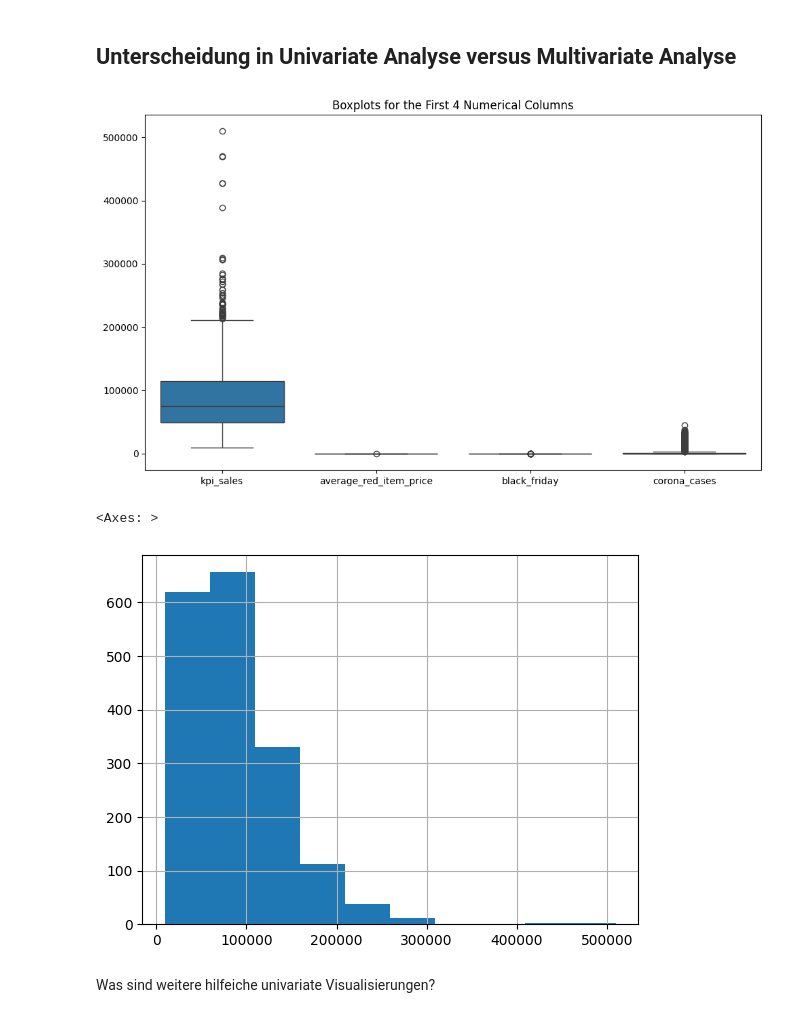
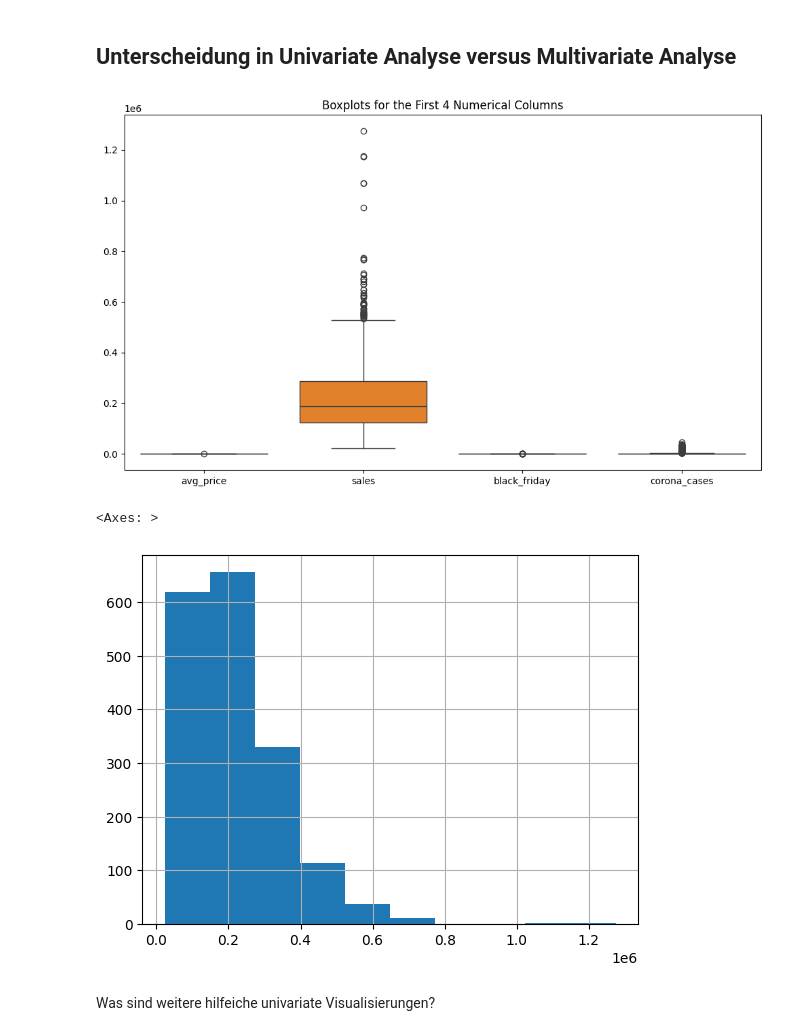
Before and after one commit to 1989-juliana-h/hello-world, a Jupyter notebook: KI_Management_EDA.ipynb, the cells around one changed output. Drawn from its saved outputs; the diff is of its cells as text; code cells hidden in the pictures.

```diff
--- a/KI_Management_EDA.ipynb
+++ b/KI_Management_EDA.ipynb
@@ -25,10 +26,10 @@ import pandas as pd ## nutze ich hier wieder, um zu zeigen, für was welches Pak
 
 # Load the sales data from the "Colab Notebooks" folder in Google Drive
 try:
-    sales_df = pd.read_csv("/content/drive/My Drive/Colab Notebooks/view_de.csv")
+    sales_df = pd.read_csv("/content/drive/My Drive/Colab Notebooks/view_de_sample.csv")
     print("Data loaded successfully!")
 except FileNotFoundError:
-    print("Error: 'view_de.csv' not found in '/content/drive/My Drive/Colab Notebooks/'. Please check the file name and path.")
+    print("Error: 'view_de_sample.csv' not found in '/content/drive/My Drive/Colab Notebooks/'. Please check the file name and path.")
     sales_df = None # Ensure sales_df is defined even if file loading fails
 # %% [output]
 Data loaded successfully!
@@ -34,0 +45,18 @@ Data loaded successfully!
+# %%
+# If an 'Unnamed: 0' column exists, you can drop it
+if 'Unnamed: 0' in sales_df.columns:
+    sales_df = sales_df.drop('Unnamed: 0', axis=1)
+
+# Rename the actual date column to 'date'
+# Replace 'actual_date_column_name' with the actual name of your date column
+# You can check the column names with sales_df.columns if unsure
+sales_df = sales_df.rename(columns={'actual_date_column_name': 'date'})
+
+
+# Convert the 'date' column to datetime objects
+# errors='coerce' will turn unparseable dates into NaT (Not a Time)
+sales_df['date'] = pd.to_datetime(sales_df['date'], errors='coerce')
+
+# Display the first few rows and the data types to confirm the changes
+display(sales_df.head())
+print("\nData types after processing date column:")
@@ -69,8 +107,11 @@ daily_mean_air_temperature
 # %%
 ## Auswahl einer kleineren Menge Daten
-selected_columns = ['date','kpi_sales', 'average_red_item_price', 'black_friday', 'corona_cases', 'email_automated_sendouts', 'google_trend', 'influencer_reach', 'tv_brand_grp', 'tv_sale_grp', 'google_trend', 'pla_clicks','youtube_non_sale_impressions', 'youtube_sale_impressions', 'daily_mean_air_temperature','social_brand_impressions','social_performance_impressions', 'social_retargeting_impressions' ]
+#selected_columns = ['date','sales', 'avg_price', 'black_friday', 'corona_cases'] ## wenn man zum Beispiel nicht mit allen Daten arbeiten möchte
 
-new_df = sales_df[selected_columns].copy()
+#new_df = sales_df[selected_columns].copy()
+
+## ich möchte mit allen Daten weiterarbeiten. Hierfür kopiere ich den Originaldatensatz. Wenn ihr verhindern wollt, dass Veränderungen am neuen Datensatz zu Veränderungen am alten führen macht folgendes:
+new_df = sales_df.copy(deep = True)
 
 display(new_df.head())
 
@@ -235,6 +274,7 @@ import matplotlib.pyplot as plt ## Standardvisualisierungspaket in Python
 import numpy as np ## Numpy ist ein Paket zur Verarbeitung von Datentypen, ins. Array Operationen
 # %%
 ## Was fällt Ihnen auf, was würden Sie anders machen?
+
 # Select only numerical columns for boxplots
 numerical_cols = new_df.select_dtypes(include=np.number).columns
 
@@ -251,13 +291,13 @@ plt.title('Boxplots for the First 4 Numerical Columns')
 plt.tight_layout() # Adjust layout to prevent overlapping titles
 plt.show()
 # %% [output]
-[figure, old version]
+[figure, new version]
 # %%
 ## Hilfreich können auch Histogramme sein, wie sieht eigentlich die Verteilung aus, ist die schief? Habe ich normalverteilte Daten?
-new_df.kpi_sales.hist()
+new_df.sales.hist()
 # %% [output]
 <Axes: >
-[figure, old version]
+[figure, new version]
 # %% [markdown]
 Was sind weitere hilfeiche univariate Visualisierungen?
 # %%
```
Also changed, not shown: parts of 22 cells of this notebook.
